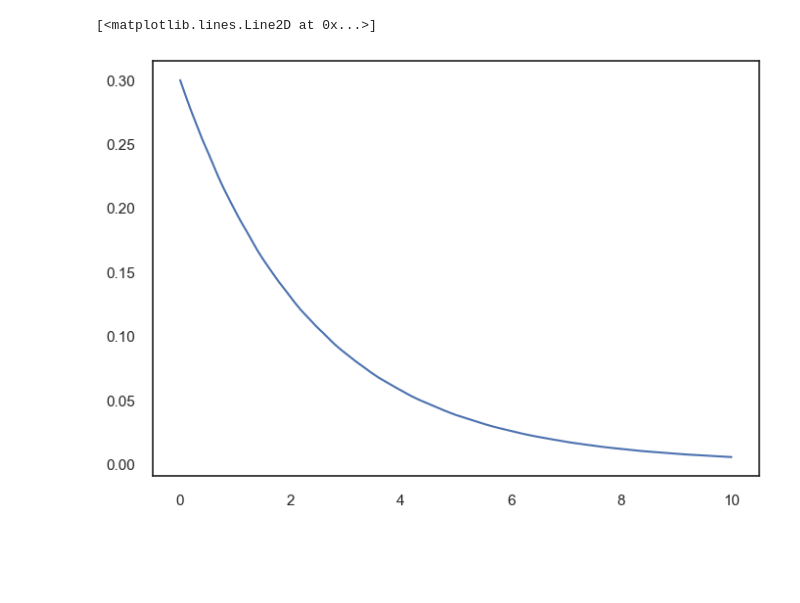
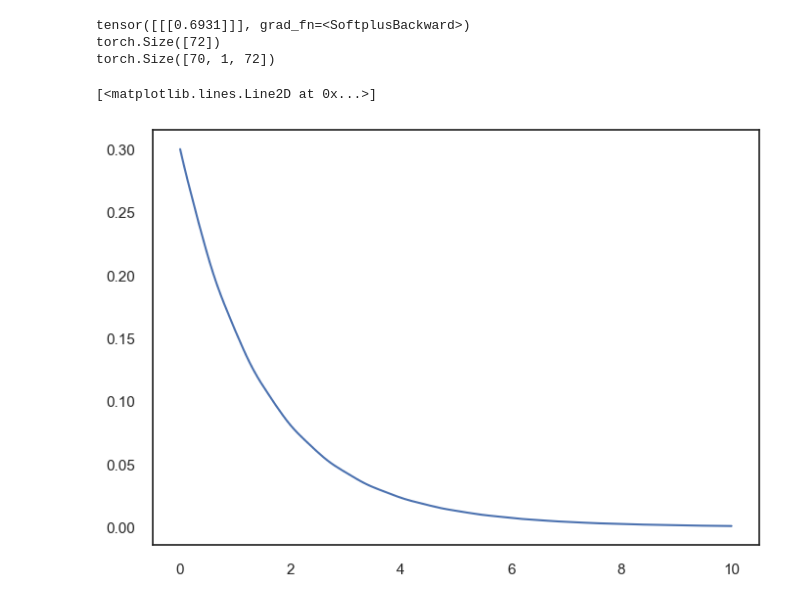
Before and after one commit to eirikbaekkelund/Dissertation, a Jupyter notebook: examples/approximate_lfm.ipynb, the cells around one changed output. Drawn from its saved outputs; the diff is of its cells as text; code cells hidden in the pictures; blank space fills up the shorter version.

```diff
--- a/examples/approximate_lfm.ipynb
+++ b/examples/approximate_lfm.ipynb
@@ -49,10 +61,13 @@ generator = PVDataGenerator(n_days=N_DAYS,
                     file_name_location='location_data_clean.csv')
 
 X, y = generator.get_time_series()
+interval = 2
+
+X, y = X[::interval], y[::interval]
 
 x_train, y_train, x_test, y_test = train_test_split(X, y, n_hours=N_HOURS_PRED)
 
-x_train[:,1] *= y_train[:,:NUM_OUTPUTS].max()
-x_test[:,1] *= y_test[:,:NUM_OUTPUTS].max()
+x_train[:,1] *= y_train[:,:num_outputs].max()
+x_test[:,1] *= y_test[:,:num_outputs].max()
 # %% [output]
 ==> Loading data
@@ -63,11 +85,11 @@ x_test[:,1] *= y_test[:,:NUM_OUTPUTS].max()
 # %%
 t_train = torch.linspace(0, 10, len(y_train))
 # %%
-dataset = PV_LFM_Dataset(num_outputs=NUM_OUTPUTS,
-                         m_observed=y_train[:, :NUM_OUTPUTS],
-                         f_observed=x_train[:,1],
+dataset = PV_LFM_Dataset(num_outputs=num_outputs,
+                         m_observed=y_train[:, 3:4],
+                         f_observed=y_train[:,2],
                          train_t=t_train,
-                         variance= 0.01 * torch.ones(NUM_OUTPUTS, dtype=torch.float64))
+                         variance= 0.01 * torch.ones(num_outputs, dtype=torch.float64))
 # %%
 x_min, x_max = dataset.t_observed.min(), dataset.t_observed.max()
 num_training = len(dataset.t_observed)
@@ -83,39 +167,42 @@ output_names = dataset.names
 # %%
-use_natural = False
+from kernels.quasi_periodic import generate_quasi_periodic
+
 config = VariationalConfiguration(num_samples=70)
-inducing_points = torch.linspace(x_min, x_max, NUM_INDUCING).repeat(NUM_LATENTS, 1).view(
-    NUM_LATENTS, NUM_INDUCING, 1)
+inducing_points = torch.linspace(x_min, x_max, num_inducing).repeat(num_latents, 1).view(
+    num_latents, num_inducing, 1)
+
 t_predict = torch.linspace(0, x_max, 151, dtype=torch.float32)
 
-# TODO change kernel
-
-periodic = True
-mean_module = gpytorch.means.ConstantMean(batch_shape=torch.Size([NUM_LATENTS]))
-
+mean_module = gpytorch.means.ConstantMean(batch_shape=torch.Size([num_latents]))
+with torch.no_grad():
+    mean_module.constant -= 0.2
 track_parameters = ['raw_growth', 'raw_decay']
 
+
 covar_module = gpytorch.kernels.ScaleKernel(
-    gpytorch.kernels.PeriodicKernel(batch_shape=torch.Size([NUM_LATENTS])),
-    batch_shape=torch.Size([NUM_LATENTS])
-)
-covar_module.base_kernel.lengthscale = 0.1
-# covar_module.base_kernel.period_length = 0.5
+        gpytorch.kernels.PeriodicKernel(batch_shape=torch.Size([num_latents])),
+        batch_shape=torch.Size([num_latents])
+    )
+print(covar_module.base_kernel.period_length)
+
 track_parameters.append('gp_model.covar_module.base_kernel.raw_lengthscale')
-
+track_parameters.append('gp_model.covar_module.base_kernel.raw_period_length')
 
 gp_model = MultiOutputGP(mean_module, covar_module,
-                         inducing_points, NUM_LATENTS,
-                         natural=use_natural)
+                         inducing_points, num_latents,
+                         natural=False)
 
-
-lfm = LotkaVolterra(NUM_OUTPUTS, gp_model, config, num_training_points=num_training)
+lfm = LotkaVolterra(num_outputs, gp_model, config, num_training_points=num_training)
 
 plotter = Plotter1d(lfm, np.array(['predator']))
 plt.rcParams['font.family'] = 'Arial'
 
-out = lfm(t_predict, step_size=1e-1)
+out = lfm(t_predict, step_size=1e-2)
 plt.plot(t_predict, out.mean.detach())
 # %% [output]
-[<matplotlib.lines.Line2D at 0x...>]
+tensor([[[0.6931]]], grad_fn=<SoftplusBackward>)
+torch.Size([72])
+torch.Size([70, 1, 72])
+[<matplotlib.lines.Line2D at 0x...>]
-[figure, old version]
+[figure, new version]
 # %%
```
Also changed, not shown: parts of 9 cells of this notebook, 4 other files.
